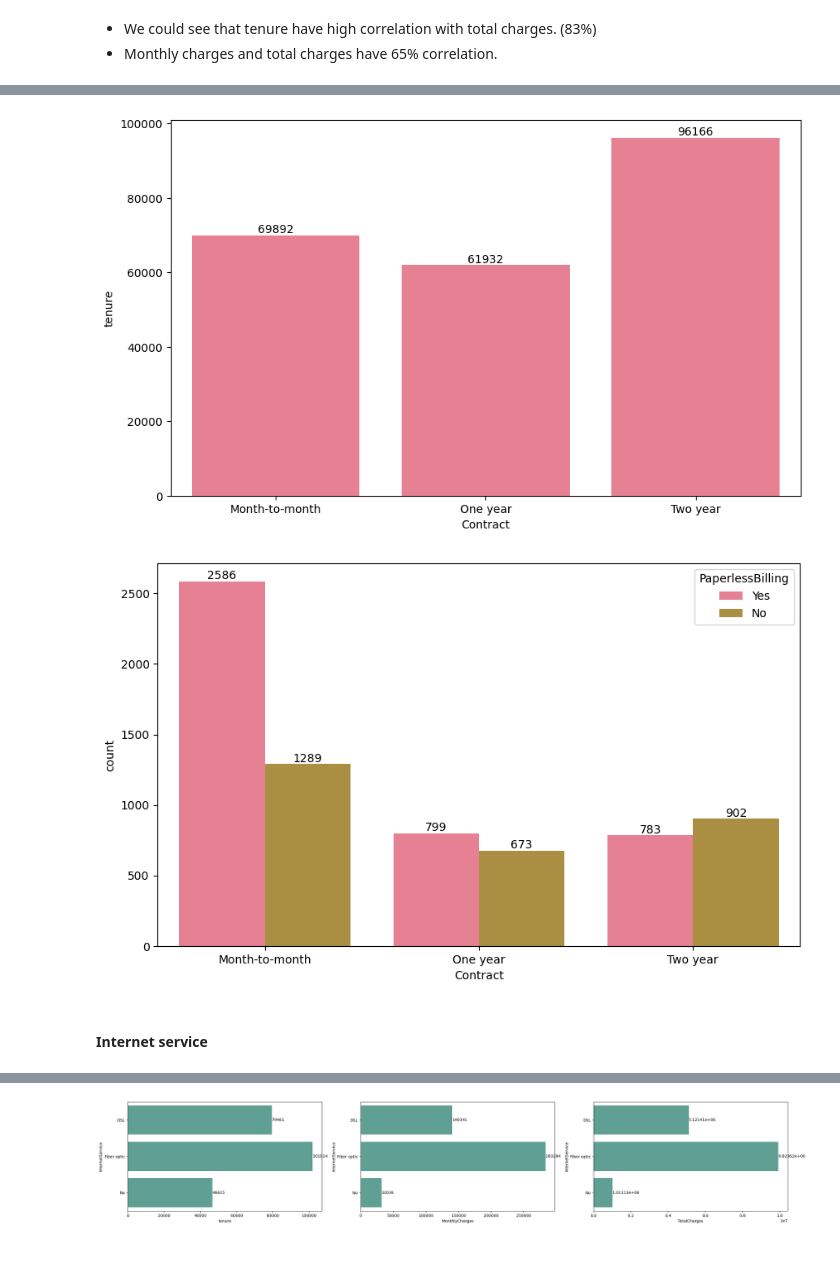
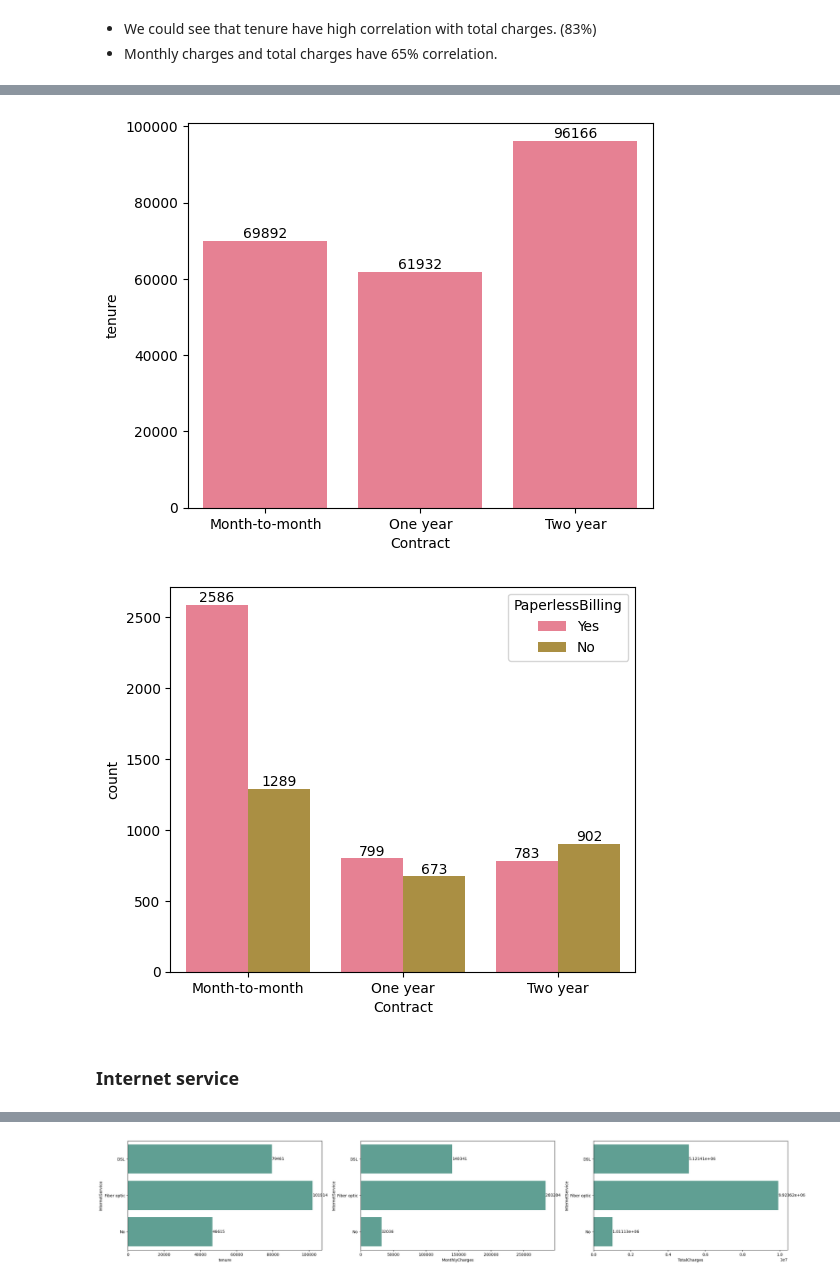
Before and after one commit to kanishkagargg/Customer-Churn-Prediction, a Jupyter notebook: Customer_Churn_Prediction.ipynb, the cells around one changed output, grey strips where cells are left out. Drawn from its saved outputs; the diff is of its cells as text; code cells hidden in the pictures; blank space fills up the shorter version.

```diff
--- a/Customer_Churn_Prediction.ipynb
+++ b/Customer_Churn_Prediction.ipynb
@@ -330,20 +378,20 @@ sns.scatterplot(x = 'tenure', y = 'MonthlyCharges', data = df)
 # %%
-plt.figure(figsize = (10,6))
+plt.figure(figsize = (6,5))
 sns.set_palette('husl')
 data = df.groupby(['Contract'], as_index = False)['tenure'].sum()
 ax = sns.barplot(x = 'Contract', y = 'tenure', data = data )
 for bar in ax.containers:
   ax.bar_label(bar)
 # %% [output]
-[figure, old version]
+[figure, new version]
 # %%
-plt.figure(figsize = (10,6))
+plt.figure(figsize = (6,5))
 sns.set_palette('husl')
 ax = sns.countplot(hue = 'PaperlessBilling', x='Contract', data=df)
 for bar in ax.containers:
   ax.bar_label(bar)
 # %% [output]
-[figure, old version]
+[figure, new version]
 # %% [markdown]
-#### Internet service
+### Internet service
 # %%
```
Also changed, not shown: parts of 58 cells of this notebook.
